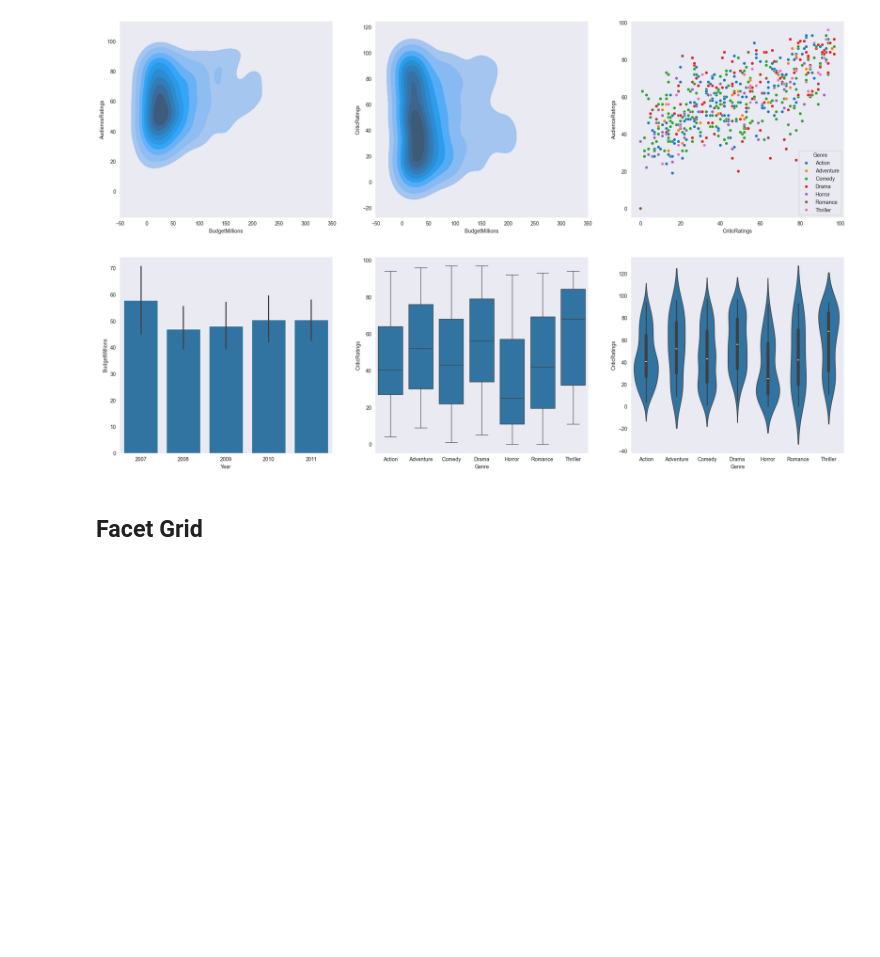
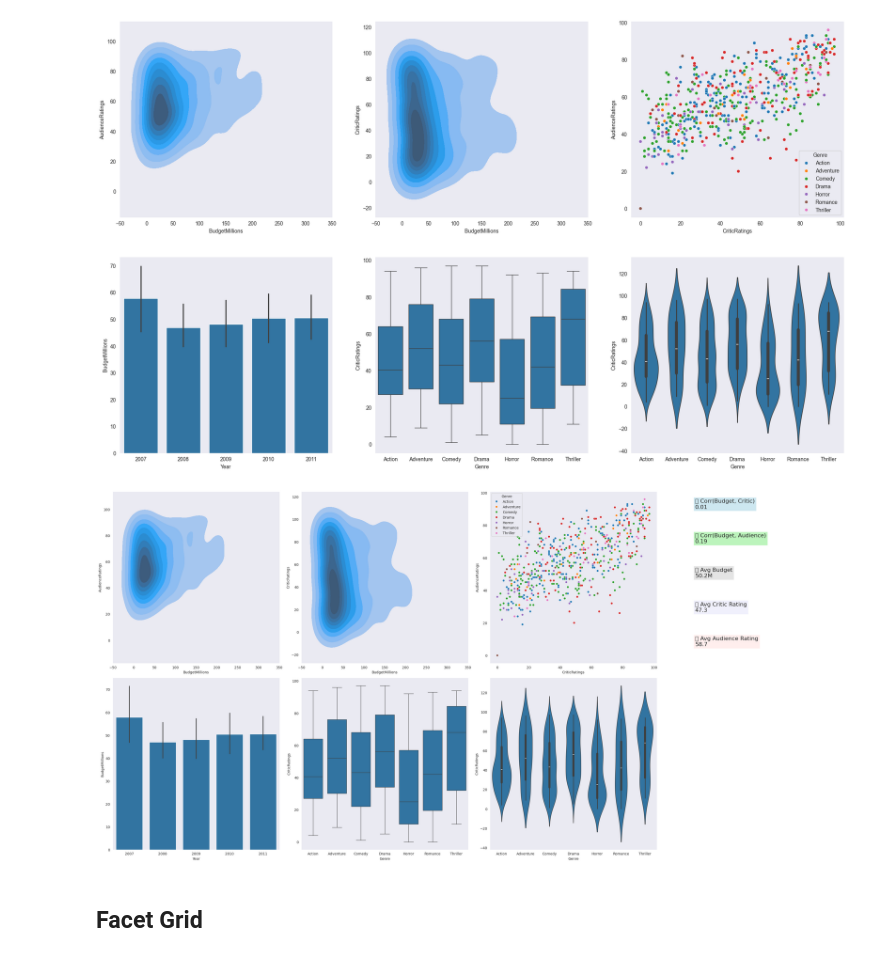
Before and after one commit to Leandro-Oak/vscode-git, a Jupyter notebook: Visualization_Udemy.ipynb, the cells around one changed output. Drawn from its saved outputs; the diff is of its cells as text; code cells hidden in the pictures; blank space fills up the shorter version.

```diff
--- a/Visualization_Udemy.ipynb
+++ b/Visualization_Udemy.ipynb
@@ -497,6 +497,86 @@ vio = sns.violinplot(
 )
 # %% [output]
 [figure]
+# %%
+import matplotlib.pyplot as plt
+import seaborn as sns
+
+import matplotlib.pyplot as plt
+plt.rcParams['font.family'] = 'DejaVu Sans'
+
+# Create a 2x4 grid now
+f, axes = plt.subplots(2, 4, figsize=(30, 15))
+
+# KDE plots
+sns.kdeplot(
+    x=movies["BudgetMillions"],
+    y=movies["AudienceRatings"],
+    ax=axes[0, 0],
+    fill=True
+)
+
+sns.kdeplot(
+    x=movies["BudgetMillions"],
+    y=movies["CriticRatings"],
+    ax=axes[0, 1],
+    fill=True
+)
+
+sns.scatterplot(
+    data=movies,
+    x='CriticRatings',
+    y='AudienceRatings',
+    hue='Genre',
+    ax=axes[0, 2]
+)
+
+# --- Scorecards go here ---
+score_ax = axes[0, 3]
+score_ax.axis('off')  # Hide axes
+
+# Calculate metrics
+corr_budget_critic = movies["BudgetMillions"].corr(movies["CriticRatings"])
+corr_budget_audience = movies["BudgetMillions"].corr(movies["AudienceRatings"])
+mean_budget = movies["BudgetMillions"].mean()
+mean_critic = movies["CriticRatings"].mean()
+mean_audience = movies["AudienceRatings"].mean()
+
+# Add scorecard text
+score_ax.text(0.1, 0.9, f"📊 Corr(Budget, Critic)\n{corr_budget_critic:.2f}", fontsize=16, bbox=dict(facecolor='lightblue', alpha=0.6))
+score_ax.text(0.1, 0.7, f"🎯 Corr(Budget, Audience)\n{corr_budget_audience:.2f}", fontsize=16, bbox=dict(facecolor='lightgreen', alpha=0.6))
+score_ax.text(0.1, 0.5, f"💰 Avg Budget\n{mean_budget:.1f}M", fontsize=16, bbox=dict(facecolor='lightgray', alpha=0.6))
+score_ax.text(0.1, 0.3, f"⭐️ Avg Critic Rating\n{mean_critic:.1f}", fontsize=16, bbox=dict(facecolor='lavender', alpha=0.6))
+score_ax.text(0.1, 0.1, f"👥 Avg Audience Rating\n{mean_audience:.1f}", fontsize=16, bbox=dict(facecolor='mistyrose', alpha=0.6))
+
+# Lower row plots
+sns.barplot(
+    data=movies,
+    x='Year',
+    y='BudgetMillions',
+    ax=axes[1, 0]
+)
+
+sns.boxplot(
+    data=movies,
+    x="Genre",
+    y="CriticRatings",
+    ax=axes[1, 1]
+)
+
+sns.violinplot(
+    data=movies,
+    x="Genre",
+    y="CriticRatings",
+    ax=axes[1, 2]
+)
+
+# Last slot (optional: another scorecard, or leave blank)
+axes[1, 3].axis('off')  # Empty or reuse for logo/title
+
+plt.tight_layout()
+plt.show()
+# %% [output]
+[figure, added]
 # %% [markdown]
 ## Facet Grid
 # %%
```
Also changed, not shown: parts of 34 cells of this notebook.
